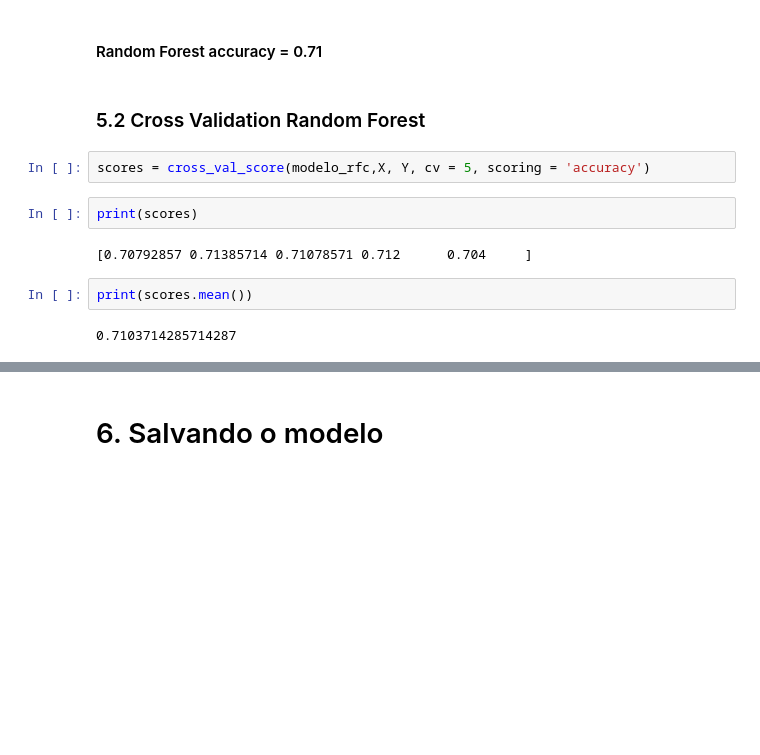
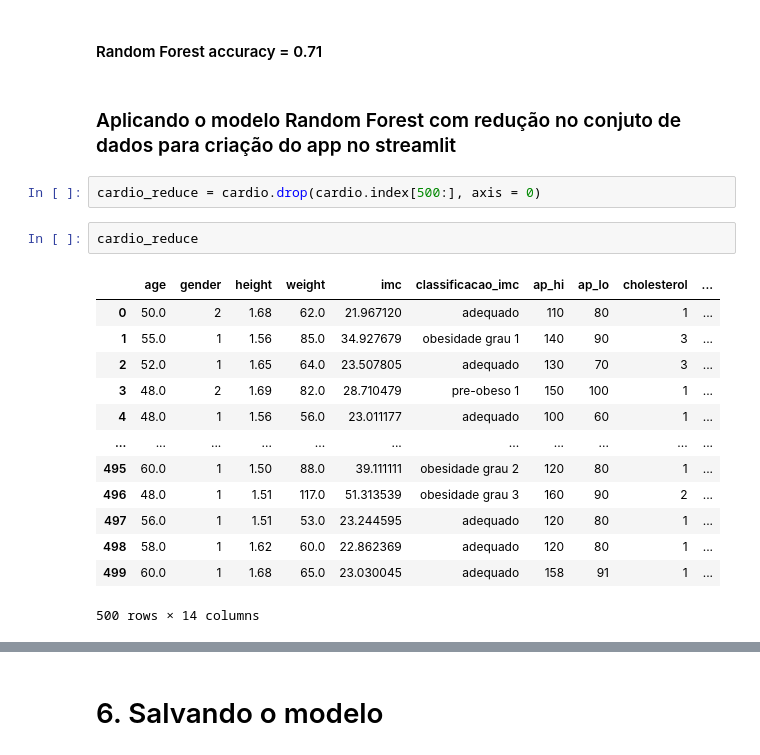
Before and after one commit to saulmeireles/cardio_app_streamlit, a Jupyter notebook: cardio_classification.ipynb, the cells around one changed output, grey strips where cells are left out. Drawn from its saved outputs; the diff is of its cells as text; blank space fills up the shorter version.

```diff
--- a/cardio_classification.ipynb
+++ b/cardio_classification.ipynb
@@ -571,14 +571,22 @@ px.bar(feat_importances, barmode='stack', title='Feature Importance')
 # %% [markdown]
 #### Random Forest accuracy = 0.71
 # %% [markdown]
-### 5.2 Cross Validation Random Forest
+### Aplicando o modelo Random Forest com redução no conjuto de dados para criação do app no streamlit
-# %%
-scores = cross_val_score(modelo_rfc,X, Y, cv = 5, scoring = 'accuracy')
-# %%
-print(scores)
-# %% [output]
-[0.70792857 0.71385714 0.71078571 0.712      0.704     ]
-# %%
-print(scores.mean())
-# %% [output]
-0.7103714285714287
+# %%
+cardio_reduce = cardio.drop(cardio.index[500:], axis = 0)
+# %%
+cardio_reduce
+# %% [output]
+|  | age | gender | height | weight | imc | classificacao_imc | ap_hi | ap_lo | cholesterol | ... |
+| 0 | 50.0 | 2 | 1.68 | 62.0 | 21.967120 | adequado | 110 | 80 | 1 | ... |
+| 1 | 55.0 | 1 | 1.56 | 85.0 | 34.927679 | obesidade grau 1 | 140 | 90 | 3 | ... |
+| 2 | 52.0 | 1 | 1.65 | 64.0 | 23.507805 | adequado | 130 | 70 | 3 | ... |
+| 3 | 48.0 | 2 | 1.69 | 82.0 | 28.710479 | pre-obeso 1 | 150 | 100 | 1 | ... |
+| 4 | 48.0 | 1 | 1.56 | 56.0 | 23.011177 | adequado | 100 | 60 | 1 | ... |
+| ... | ... | ... | ... | ... | ... | ... | ... | ... | ... | ... |
+| 495 | 60.0 | 1 | 1.50 | 88.0 | 39.111111 | obesidade grau 2 | 120 | 80 | 1 | ... |
+| 496 | 48.0 | 1 | 1.51 | 117.0 | 51.313539 | obesidade grau 3 | 160 | 90 | 2 | ... |
+| 497 | 56.0 | 1 | 1.51 | 53.0 | 23.244595 | adequado | 120 | 80 | 1 | ... |
+| 498 | 58.0 | 1 | 1.62 | 60.0 | 22.862369 | adequado | 120 | 80 | 1 | ... |
+| 499 | 60.0 | 1 | 1.68 | 65.0 | 23.030045 | adequado | 158 | 91 | 1 | ... |
+500 rows × 14 columns
```
Also changed, not shown: parts of 21 cells of this notebook, 1 other file.
